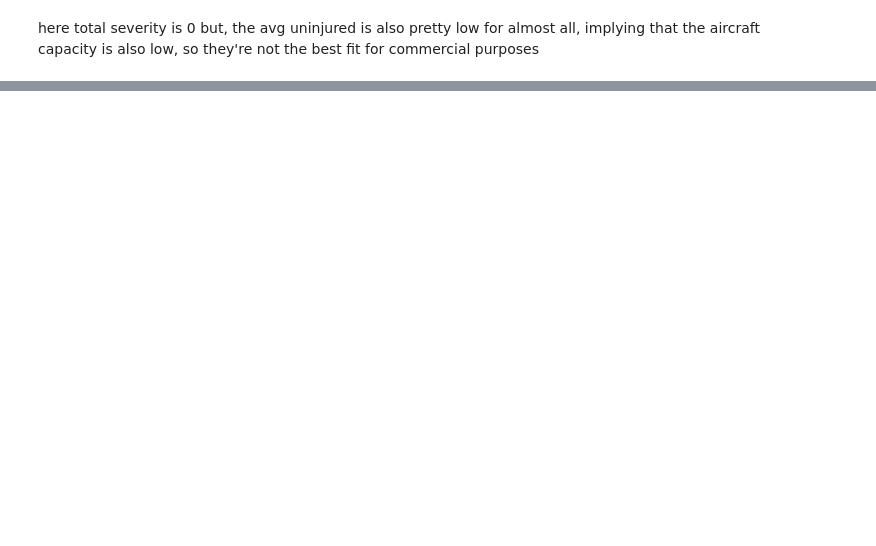
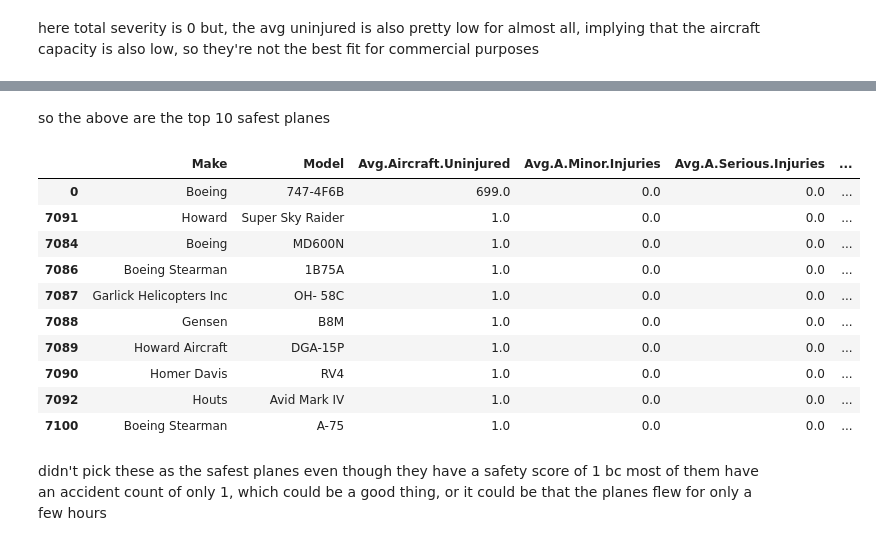
Before and after one commit to justmawi-dot/phaseONEproject, a Jupyter notebook: student.ipynb, the cells around one changed output, grey strips where cells are left out. Cells and saved outputs as stored; diff of their text form; code cells hidden in the pictures; blank space fills up the shorter version.

Commit message:
define safety score and safe planes

```diff
--- a/student.ipynb
+++ b/student.ipynb
@@ -315,7 +298,7 @@ merged_frame = avg_craft_uninjured_df.merge(avg_craft_minor_df, on=['Make', 'Mod
 merged_frame = merged_frame.merge(avg_craft_serious_df, on=['Make', 'Model'])
 merged_frame = merged_frame.merge(avg_craft_deaths_df, on=['Make', 'Model'])
 merged_frame = merged_frame.merge(acc_count_df, on=['Make', 'Model'])
-merged_frame = merged_frame.merge(avg_acc_severity_df, on=['Make', 'Model'])
+merged_frame = merged_frame.merge(avg_severity_df, on=['Make', 'Model'])
 
 merged_frame.sort_values('Accident.Count', ascending=False).head(10)
 # %% [output]
@@ -380,0 +361,10 @@ group engine types by accident count
+# %%
+merged_frame['Safety.Score'] = (
+    merged_frame['Avg.Aircraft.Uninjured'] /
+    (
+        merged_frame['Avg.Aircraft.Uninjured'] +
+        merged_frame['Avg.A.Minor.Injuries'] +
+        merged_frame['Avg.A.Serious.Injuries'] +
+        merged_frame['Avg.Aircraft.Deaths']
+    )
+)
@@ -380,0 +405,18 @@ group engine types by accident count
+# %% [markdown]
+so the above are the top 10 safest planes
+# %%
+merged_frame.sort_values('Safety.Score', ascending=False).head(10)
+# %% [output]
+|  | Make | Model | Avg.Aircraft.Uninjured | Avg.A.Minor.Injuries | Avg.A.Serious.Injuries | ... |
+| 0 | Boeing | 747-4F6B | 699.0 | 0.0 | 0.0 | ... |
+| 7091 | Howard | Super Sky Raider | 1.0 | 0.0 | 0.0 | ... |
+| 7084 | Boeing | MD600N | 1.0 | 0.0 | 0.0 | ... |
+| 7086 | Boeing Stearman | 1B75A | 1.0 | 0.0 | 0.0 | ... |
+| 7087 | Garlick Helicopters Inc | OH- 58C | 1.0 | 0.0 | 0.0 | ... |
+| 7088 | Gensen | B8M | 1.0 | 0.0 | 0.0 | ... |
+| 7089 | Howard Aircraft | DGA-15P | 1.0 | 0.0 | 0.0 | ... |
+| 7090 | Homer Davis | RV4 | 1.0 | 0.0 | 0.0 | ... |
+| 7092 | Houts | Avid Mark IV | 1.0 | 0.0 | 0.0 | ... |
+| 7100 | Boeing Stearman | A-75 | 1.0 | 0.0 | 0.0 | ... |
+# %% [markdown]
+didn't pick these as the safest planes even though they have a safety score of 1 bc most of them have an accident count of only 1, which could be a good thing, or it could be that the planes flew for only a few hours
```
Also changed, not shown: parts of 8 cells of this notebook.
